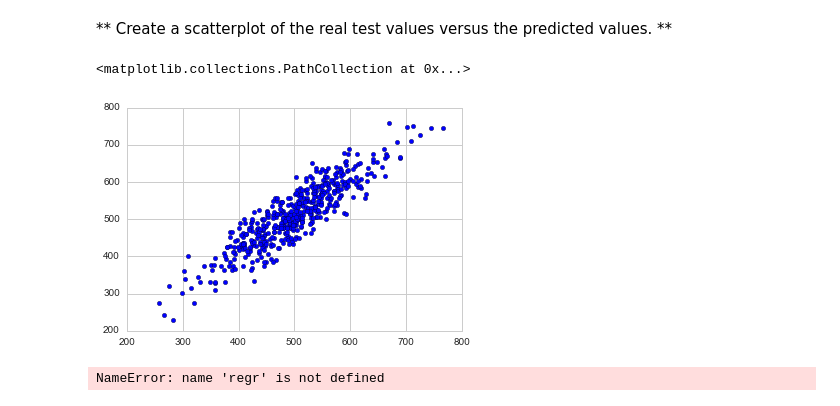
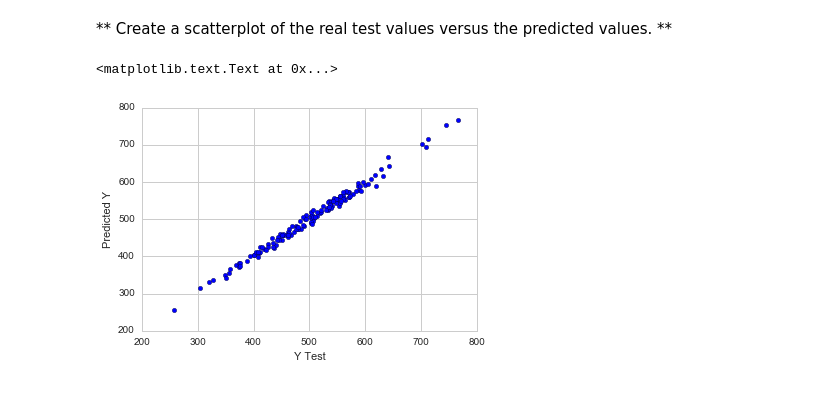
Before and after one commit to trapatsas/Python-Data-Science-and-Machine-Learning-Bootcamp, a Jupyter notebook: Linear-Regression/Linear Regression - Project Exercise - Solutions.ipynb, the cells around one changed output. Saved outputs shown, nothing was run; the diff lists cells and outputs as text; code cells hidden in the pictures.

```diff
--- a/Linear-Regression/Linear Regression - Project Exercise - Solutions.ipynb
+++ b/Linear-Regression/Linear Regression - Project Exercise - Solutions.ipynb
@@ -121,7 +135,7 @@ X = customers[['Avg. Session Length', 'Time on App','Time on Website', 'Length o
 # %%
 from sklearn.cross_validation import train_test_split
 # %%
-X_train, X_test, y_train, y_test = train_test_split(X, y, test_size=0.99, random_state=54)
+X_train, X_test, y_train, y_test = train_test_split(X, y, test_size=0.3, random_state=101)
 # %% [markdown]
 ## Training the Model
 
@@ -159,12 +173,8 @@ predictions = lm.predict( X_test)
 ** Create a scatterplot of the real test values versus the predicted values. **
 # %%
 plt.scatter(y_test,predictions)
+plt.xlabel('Y Test')
+plt.ylabel('Predicted Y')
 # %% [output]
-<matplotlib.collections.PathCollection at 0x...>
+<matplotlib.text.Text at 0x...>
-[figure, old version]
+[figure, new version]
-# %%
-# The mean square error
-print("Residual sum of squares: %.2f"
-      % np.mean((regr.predict(diabetes_X_test) - diabetes_y_test) ** 2))
-# %% [output]
-NameError: name 'regr' is not defined
```
Also changed, not shown: parts of 17 cells of this notebook, 3 other files.
